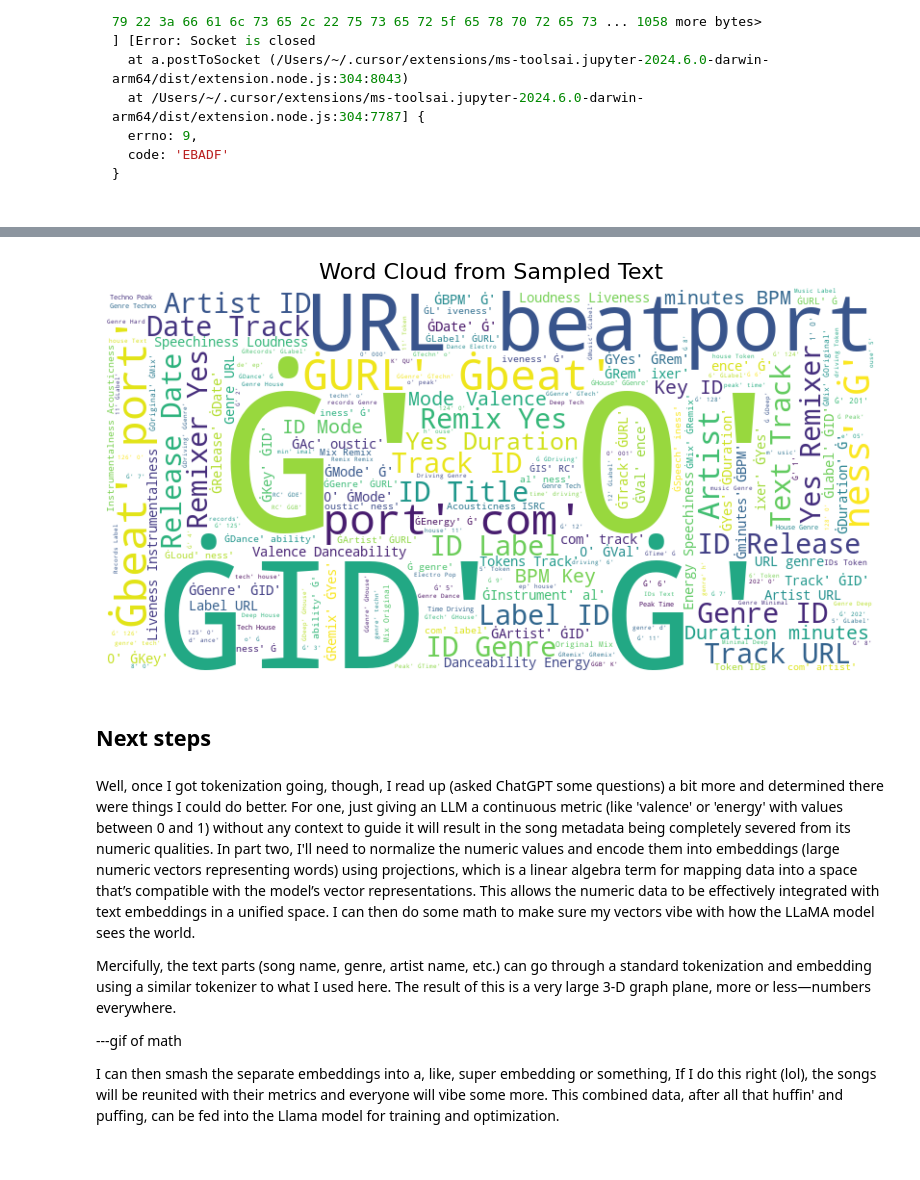
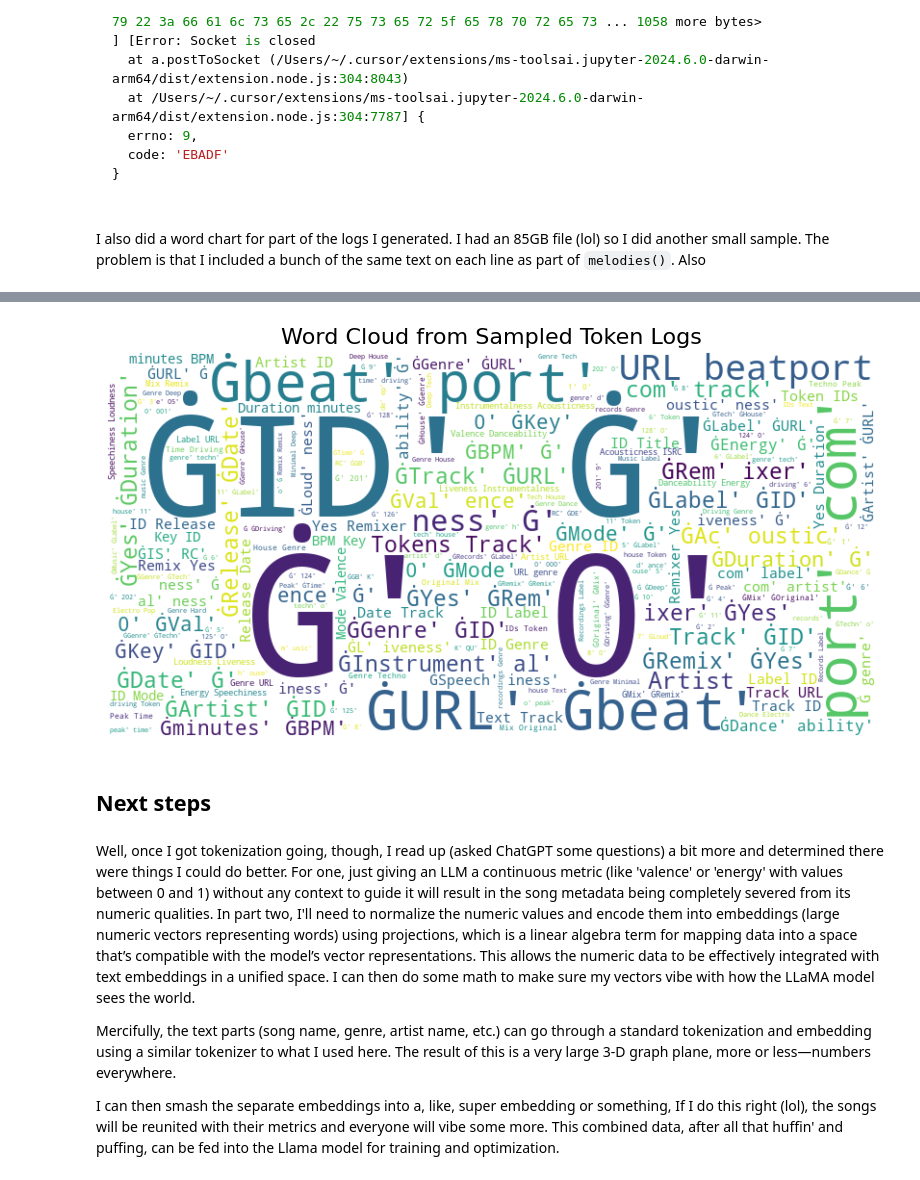
Before and after one commit to uwsthoughts/dolly_shield, a Jupyter notebook: dolly_shield_pt1.ipynb, the cells around one changed output, grey strips where cells are left out. Saved outputs shown, nothing was run; the diff lists cells and outputs as text; code cells hidden in the pictures.

````diff
--- a/dolly_shield_pt1.ipynb
+++ b/dolly_shield_pt1.ipynb
@@ -617,36 +617,39 @@ I twirled down to the Jupyter logs and found this error message:
 }
 
 ```
+# %% [markdown]
+I also did a word chart for part of the logs I generated. I had an 85GB file (lol) so I did another small sample. The problem is that I included a bunch of the same text on each line as part of ```melodies()```. Also
 # %%
-# File path
-file_path = '/Users/uwsthoughts/Desktop/dolly_shield_local/tokenization_outputs/tokenization_log.txt'
+path = '/Users/uwsthoughts/Desktop/dolly_shield_local/tokenization_outputs/tokenization_log.txt'
 
-# Parameters
-sample_size = 10000  # Define how many lines you'd like to sample
 
-# Get the total number of lines in the file in a memory-efficient way
-total_lines = 0
+sample = 10000
 with open(file_path, 'r', encoding='utf-8') as file:
-    for _ in file:
-        total_lines += 1
+    total_lines = sum(1 for line in file)
 
-# Generate random line numbers to sample, without needing to load all lines
-sample_lines = set(random.sample(range(total_lines), min(sample_size, total_lines)))
+# Randomly generate line numbers to sample
+samples = sorted(random.sample(range(total_lines), min(sample, total_lines)))
 
-# Extract the sampled lines to create the word cloud text
-sampled_text = ""
+# Print a sample of the lines to the console (e.g., first 20 lines of the sample)
 with open(file_path, 'r', encoding='utf-8') as file:
     for i, line in enumerate(file):
-        if i in sample_lines:
-            sampled_text += line + " "
+        if i in samples[:20]:
+            print(line.strip())
+
+
+texts = ""
+with open(file_path, 'r', encoding='utf-8') as file:
+    for i, line in enumerate(file):
+        if i in samples:
+            texts += line + " "
 
 # Create the word cloud
-wordcloud = WordCloud(width=800, height=400, background_color='white').generate(sampled_text)
+wordcloud_tokens = wc(width=800, height=400, background_color='white').generate(texts)
 
 # Display the word cloud
 plt.figure(figsize=(10, 5))
-plt.imshow(wordcloud, interpolation='bilinear')
+plt.imshow(wordcloud_tokens, interpolation='bilinear')
 plt.axis('off')
-plt.title('Word Cloud from Sampled Text', fontsize=16)
+plt.title('Word Cloud from Sampled Token Logs', fontsize=16)
 plt.show()
 # %% [output]
@@ -653,4 +676,4 @@ plt.show()
-[figure, old version]
+[figure, new version]
 # %% [markdown]
 ## Next steps
 # %% [markdown]
@@ -658,8 +681,6 @@ Well, once I got tokenization going, though, I read up (asked ChatGPT some quest
 
 Mercifully, the text parts (song name, genre, artist name, etc.) can go through a standard tokenization and embedding using a similar tokenizer to what I used here. The result of this is a very large 3-D graph plane, more or less—numbers everywhere.
 
----gif of math
-
 I can then smash the separate embeddings into a, like, super embedding or something, If I do this right (lol), the songs will be reunited with their metrics and everyone will vibe some more. This combined data, after all that huffin' and puffing, can be fed into the Llama model for training and optimization.
 # %%
 farm_trips = 50000
````
Also changed, not shown: parts of 4 cells of this notebook.
